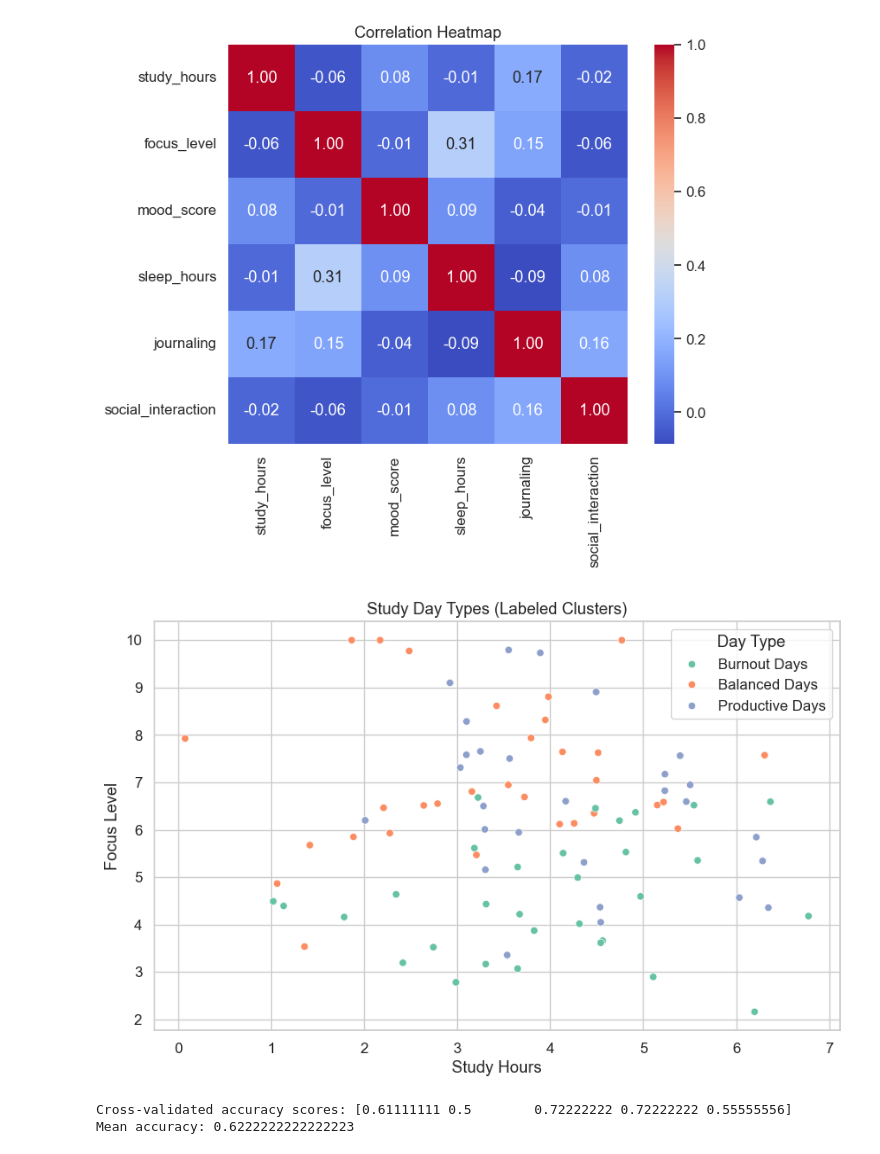
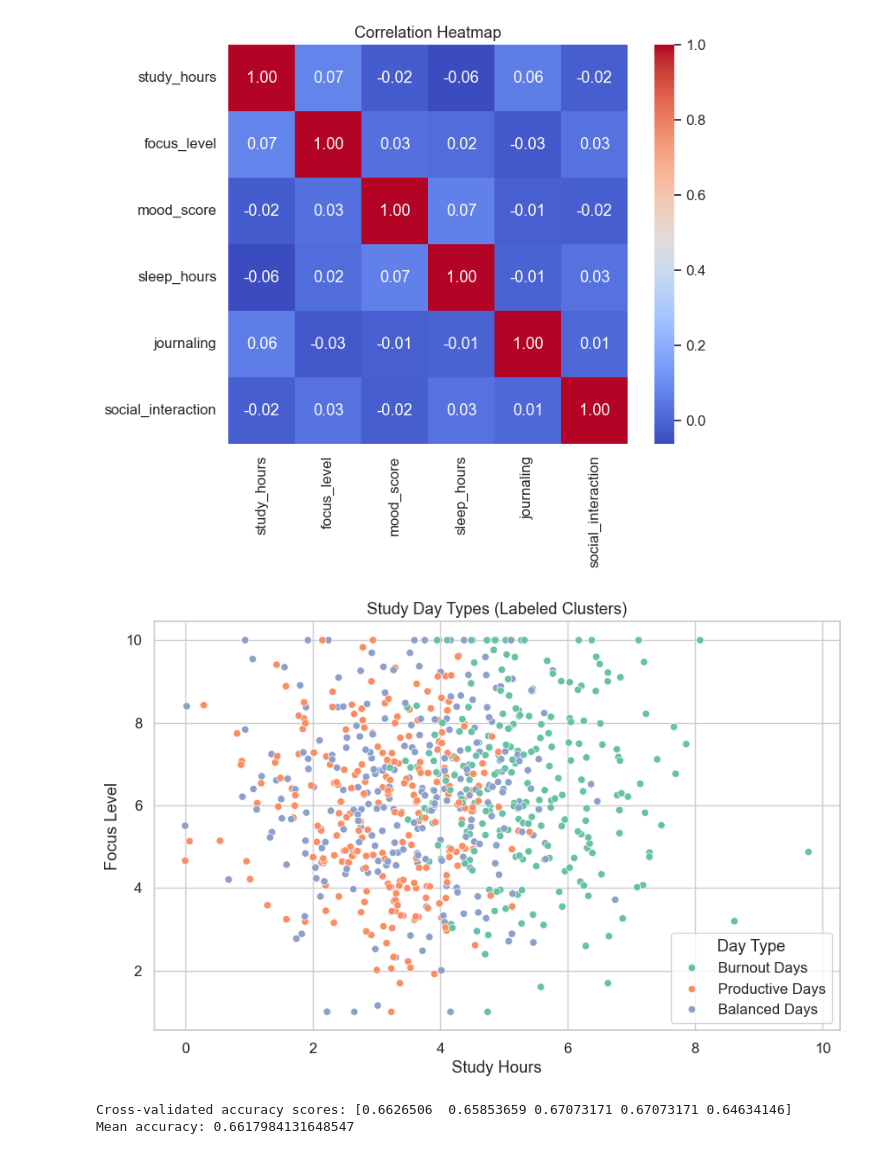
Before and after one commit to CreativePatterns/StudyFlow-AI, a Jupyter notebook: StudyFlow-AI.ipynb, the cells around one changed output. Saved outputs shown, nothing was run; the diff lists cells and outputs as text; code cells hidden in the pictures.

```diff
--- a/StudyFlow-AI.ipynb
+++ b/StudyFlow-AI.ipynb
@@ -6,2 +13,5 @@ import seaborn as sns
 # %%
-study_data = pd.read_csv("studyflow_dummy_dataset.csv")
+study_data = pd.read_csv("study_focus.csv")
+
+print(study_data.shape)
+print(study_data.columns)
@@ -35,6 +53,6 @@ plt.show()
 <Figure size 1800x800 with 0 Axes>
 # %%
-numeric_cols = ["study_hours", "focus_level", "mood_score", "sleep_hours", "journaling", "social_interaction"]
+numeric_cols = ['study_hours', 'focus_level', 'mood_score', 'sleep_hours','journaling', 'social_interaction']
 heatmap_data = study_data[numeric_cols]
 
 corr = heatmap_data.corr()
@@ -44,45 +62,42 @@ sns.heatmap(corr, annot=True, cmap="coolwarm", fmt=".2f", square=True)
 plt.title("Correlation Heatmap")
 plt.show()
 # %% [output]
-[figure, old version]
+[figure, new version]
+# %%
+# Select features for clustering
+study_data["mood_x_sleep"] = study_data["mood_score"] * study_data["sleep_hours"]
+study_data["study_efficiency"] = study_data["study_hours"] / (study_data["sleep_hours"] + 1)
+features = ['study_hours', 'focus_level', 'mood_score', 'sleep_hours','journaling', 'social_interaction', 'mood_x_sleep', 'study_efficiency']
 # %%
-from sklearn.cluster import KMeans
-from sklearn.preprocessing import StandardScaler
-
-# Select features for clustering
-features = ["study_hours", "focus_level", "mood_score", "sleep_hours", "journaling", "social_interaction"]
-X = study_data[features]
-
-# Scale the data (important for clustering)
-scaler = StandardScaler()
-X_scaled = scaler.fit_transform(X)
-
-
 # Cluster labels
 cluster_labels = {
     0: "Burnout Days",
     1: "Productive Days",
     2: "Balanced Days"
 }
+
+X = study_data[features]
+scaler = StandardScaler()
+X_scaled = scaler.fit_transform(X)
 
 # Cluster into 3 types of days
 kmeans = KMeans(n_clusters=3, random_state=42)
 study_data["study_day_type"] = kmeans.fit_predict(X_scaled)
 study_data["cluster_label"] = study_data["study_day_type"].map(cluster_labels)
 
 # Visualize the clusters
 plt.figure(figsize=(10, 6))
 sns.scatterplot(
     data=study_data,
     x="study_hours",
     y="focus_level",
     hue="cluster_label",
     palette="Set2"
 )
 plt.title("Study Day Types (Labeled Clusters)")
 plt.xlabel("Study Hours")
 plt.ylabel("Focus Level")
 plt.legend(title="Day Type")
 plt.show()
 # %% [output]
-[figure, old version]
+[figure, new version]
@@ -89,39 +119,33 @@ plt.show()
 # %%
-import pandas as pd
-from sklearn.ensemble import RandomForestClassifier
-from sklearn.model_selection import cross_val_score
-
 # -- Step 1: Define original bins (light imbalance)
 def label_focus(val):
-    if val < 4:
-        return "Low"
-    elif val < 7:
-        return "Medium"
-    else:
-        return "High"
+    return "Low" if val < 4.5 else "High"
 
 study_data["focus_bin"] = study_data["focus_level"].apply(label_focus)
 
 # -- Step 2: Create interaction term
-study_data["study_sleep_interaction"] = study_data["study_hours"] * study_data["sleep_hours"]
+balanced_study_data = balance_focus_classes_loose(study_data, target_col='focus_bin', ratio=2)
 
 # -- Step 3: Define top predictive features
-features = [
-    "sleep_hours", "mood_score", "study_hours",
-    "journaling", "study_sleep_interaction"
-]
+features = ['study_hours', 'mood_score', 'sleep_hours',
+       'journaling', 'social_interaction','mood_x_sleep',
+       'study_efficiency']
 
-X = study_data[features]
-y = study_data["focus_bin"]
+
+X = balanced_study_data[features]
+y = balanced_study_data["focus_bin"]
+
+scaler = StandardScaler()
+X_scaled = scaler.fit_transform(X)
 
 # -- Step 4: Train & cross-validate Random Forest
-clf = RandomForestClassifier(random_state=42)
-scores = cross_val_score(clf, X, y, cv=5, scoring="accuracy")
+clf = LogisticRegression(random_state=42, max_iter=1000)
+scores = cross_val_score(clf, X_scaled, y, cv=5, scoring="accuracy")
 
 # -- Step 5: Output results
 print("Cross-validated accuracy scores:", scores)
 print("Mean accuracy:", scores.mean())
 # %% [output]
-Cross-validated accuracy scores: [0.61111111 0.5        0.72222222 0.72222222 0.55555556]
-Mean accuracy: 0.6222222222222223
+Cross-validated accuracy scores: [0.6626506  0.65853659 0.67073171 0.67073171 0.64634146]
+Mean accuracy: 0.6617984131648547
 # %%
```
Also changed, not shown: parts of 7 cells of this notebook, 2 other files.
